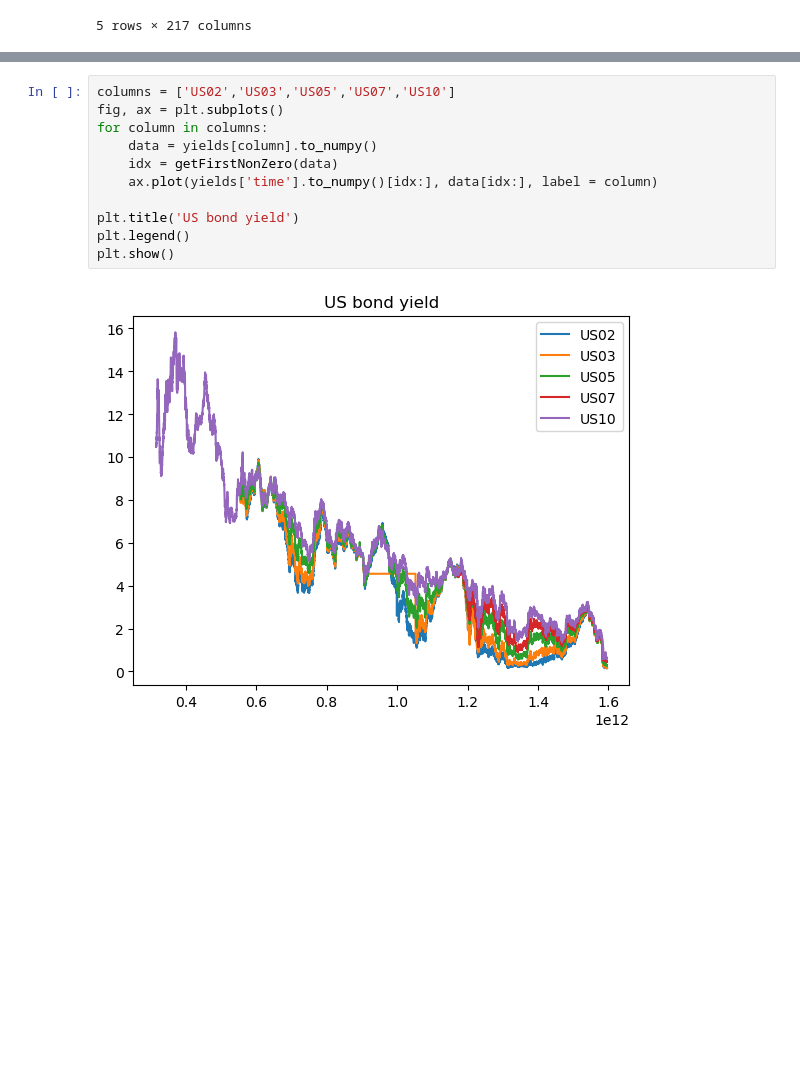
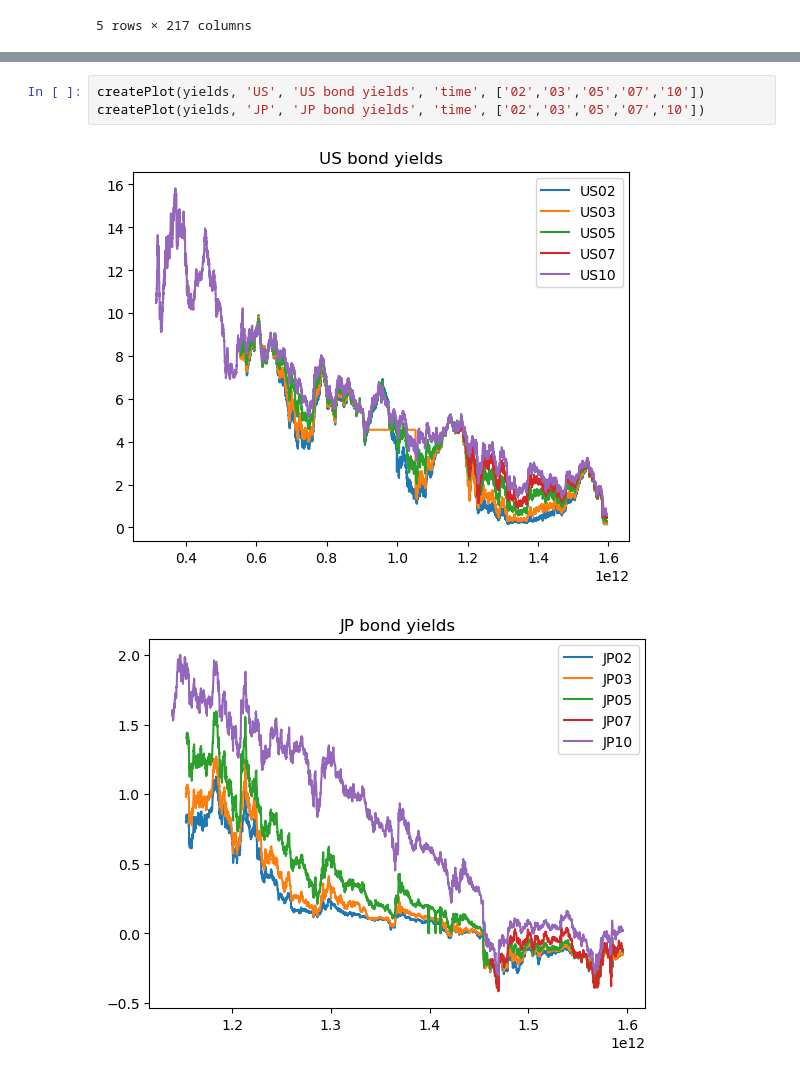
Before and after one commit to RussellzzZ/CausalInferenceDataScienceProject, a Jupyter notebook: data_project.ipynb, the cells around one changed output, grey strips where cells are left out. Saved outputs shown, nothing was run; the diff lists cells and outputs as text; blank space fills up the shorter version.

```diff
--- a/data_project.ipynb
+++ b/data_project.ipynb
@@ -87,14 +94,7 @@ yields.tail()
 5 rows × 217 columns
-# %%
-columns = ['US02','US03','US05','US07','US10']
-fig, ax = plt.subplots()
-for column in columns:
-    data = yields[column].to_numpy()
-    idx = getFirstNonZero(data)
-    ax.plot(yields['time'].to_numpy()[idx:], data[idx:], label = column)
-
-plt.title('US bond yield')
-plt.legend()
-plt.show()
-# %% [output]
-[figure, removed]
+# %%
+createPlot(yields, 'US', 'US bond yields', 'time', ['02','03','05','07','10'])
+createPlot(yields, 'JP', 'JP bond yields', 'time', ['02','03','05','07','10'])
+# %% [output]
+[figure, added]
+[figure, added]
```
Also changed, not shown: parts of 4 cells of this notebook.
